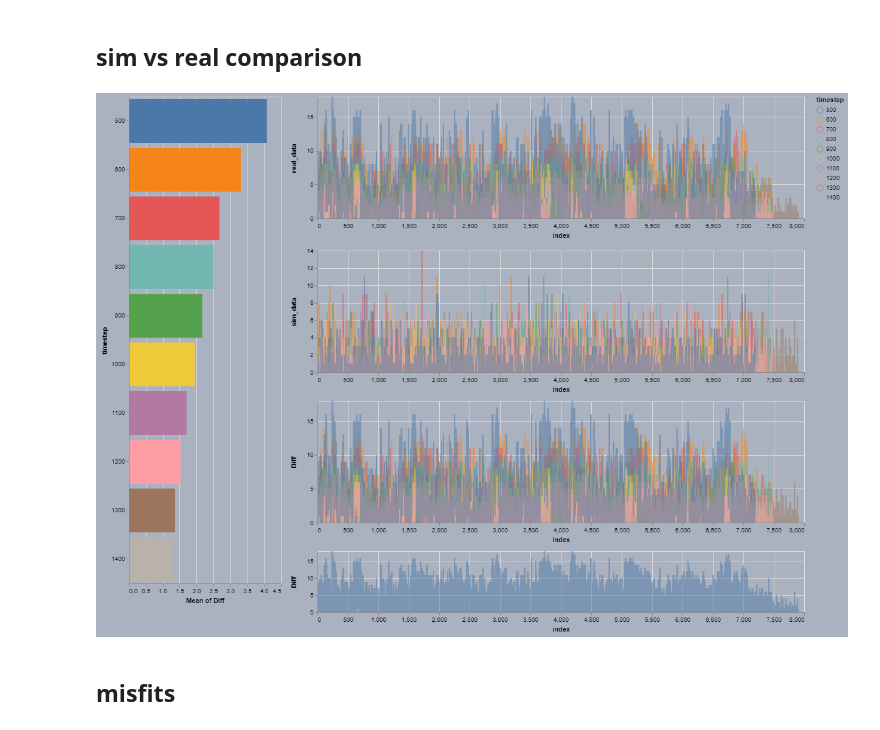
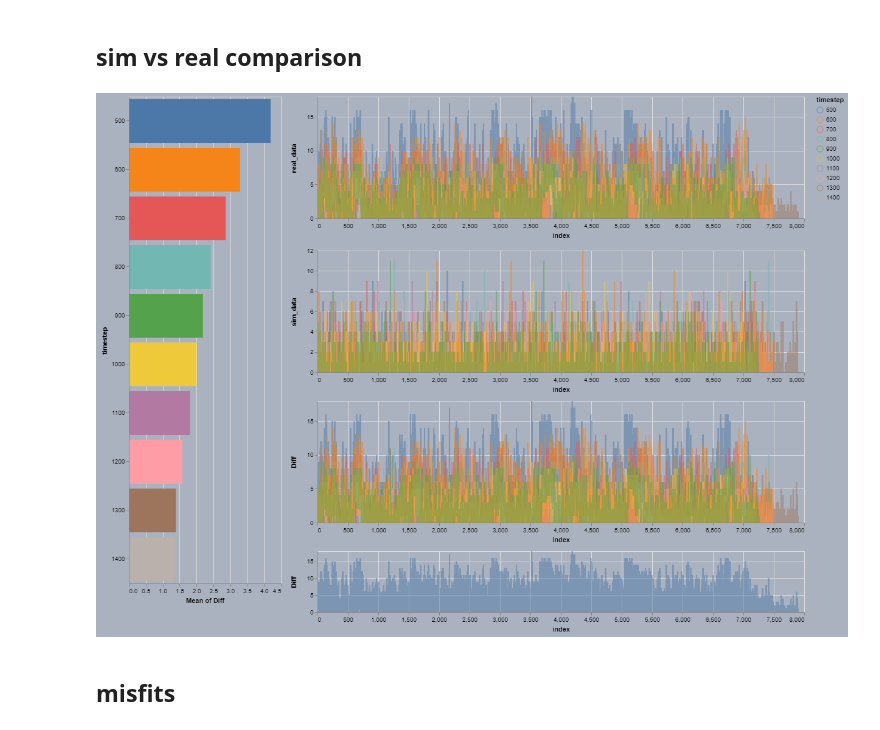
Before and after one commit to tjbergst/data-parsing, a Jupyter notebook: occupancy-prediction.ipynb, the cells around one changed output. Saved outputs shown, nothing was run; the diff lists cells and outputs as text; code cells hidden in the pictures.

Commit message:
removed sample from last interactive chart

```diff
--- a/occupancy-prediction.ipynb
+++ b/occupancy-prediction.ipynb
@@ -498,7 +498,8 @@ mean percent difference:
 sel_iter_var = alt.selection_single(encodings=['y'])
 
 bar_chart = alt.Chart(
-    OP.full_comp_df.sample(frac=0.1),
+    OP.full_comp_df,
+    #.sample(frac=0.1),
     width=250,
     height=800
 ).mark_bar(
@@ -538,34 +539,34 @@ layered = alt.vconcat(
     base.encode(
         alt.Y('real_data:Q'),
         #color=alt.value('#4286f4') # blue
         color=f'{OP.iter_var}:N'
     ).transform_filter(x_scaler),
     base.encode(
         alt.Y('sim_data:Q'),
         #color=alt.value('#41f470') # green
         color=f'{OP.iter_var}:N'
     ).transform_filter(x_scaler),
     base.encode(
         alt.Y('Diff:Q'),
         #color=alt.value('#f44141') # red
         color=f'{OP.iter_var}:N'
     ).transform_filter(x_scaler),
 )
 
 wide = base.encode(alt.Y('Diff:Q')).add_selection(x_scaler).properties(height=100)
 
 signal_concat = alt.vconcat(
     layered,
     wide
 )
 
 alt.hconcat(
     bar_chart,
     signal_concat,
     background='#abb2bf'
 )
 # %% [output]
-[figure, old version]
+[figure, new version]
 # %% [markdown]
 ## misfits
 # %% [raw]
```
